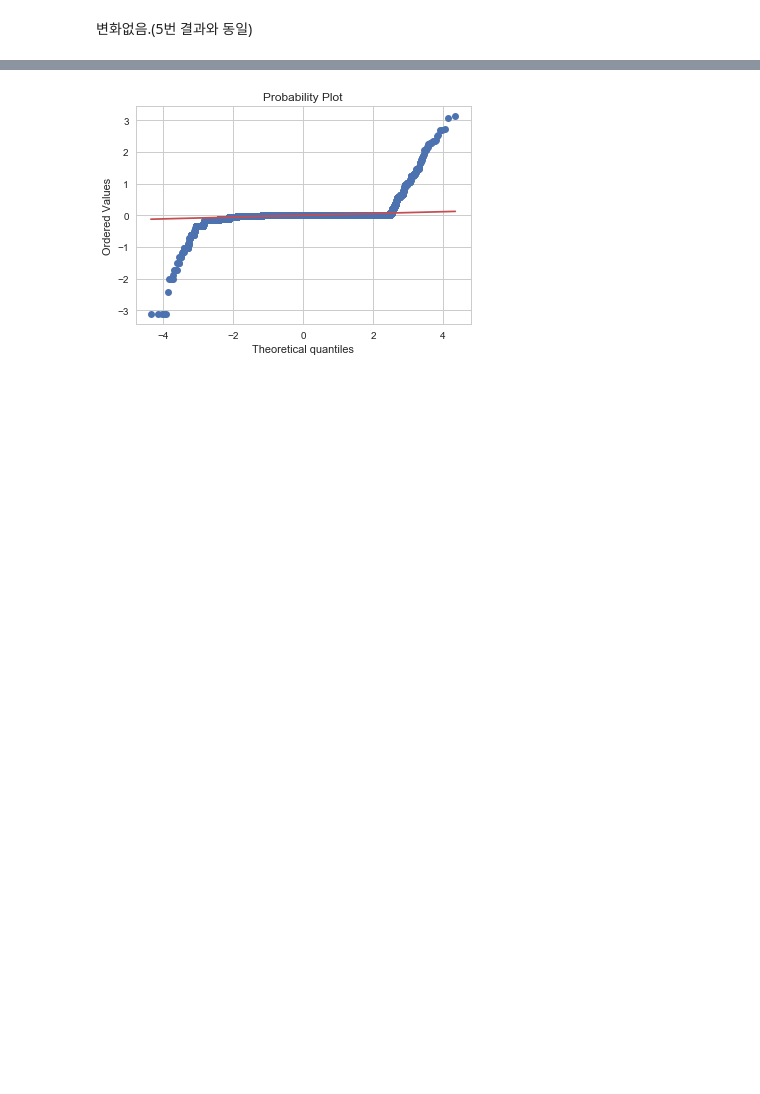
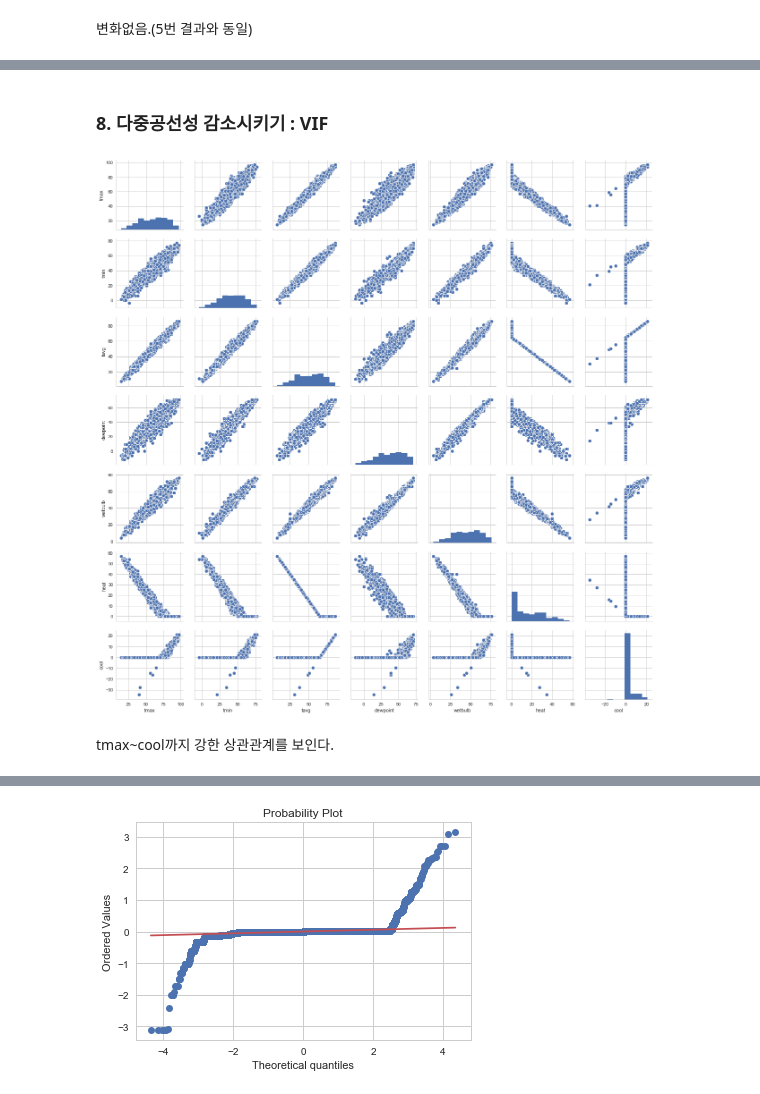
Before and after one commit to Junhojuno/Walmart-sales-in-stormy-weather, a Jupyter notebook: weather2_code/station1.ipynb, the cells around one changed output, grey strips where cells are left out. Cells and saved outputs as stored; diff of their text form; code cells hidden in the pictures; blank space fills up the shorter version.

```diff
--- a/weather2_code/station1.ipynb
+++ b/weather2_code/station1.ipynb
@@ -203,7 +218,7 @@ conditional number에 전혀 변화가 없다...
 model2 = sm.OLS.from_formula('log1p_units ~ scale(tmax) + scale(tmin) + scale(tavg) + scale(dewpoint) + scale(wetbulb) + scale(heat) + scale(cool)\
                             + scale(preciptotal) + scale(stnpressure) + scale(sealevel) + scale(resultspeed)  \
                             + C(resultdir) + scale(avgspeed) + C(year) + C(month) + scale(relative_humility) + scale(windchill) + C(weekend) \
-                            + C(rainY) + C(store_nbr) + C(item_nbr)', data = df2)
+                            + C(rainY) + C(store_nbr) + C(item_nbr) + 0', data = df2)
 result2 = model2.fit()
 print(result2.summary())
 # %% [output]
@@ -325,0 +410,12 @@ strong multicollinearity problems or that the design matrix is singular.
+# %% [markdown]
+### 8.  다중공선성 감소시키기 : VIF
+# %%
+cols = ['tmax','tmin','tavg','dewpoint','wetbulb','heat','cool']
+sampleX = df2_1.loc[:, cols]
+sampley = df2_1.loc[:,"log1p_units"]
+sns.pairplot(sample)
+plt.show()
+# %% [output]
+[figure, added]
+# %% [markdown]
+tmax~cool까지 강한 상관관계를 보인다.
```
Also changed, not shown: parts of 58 cells of this notebook.
